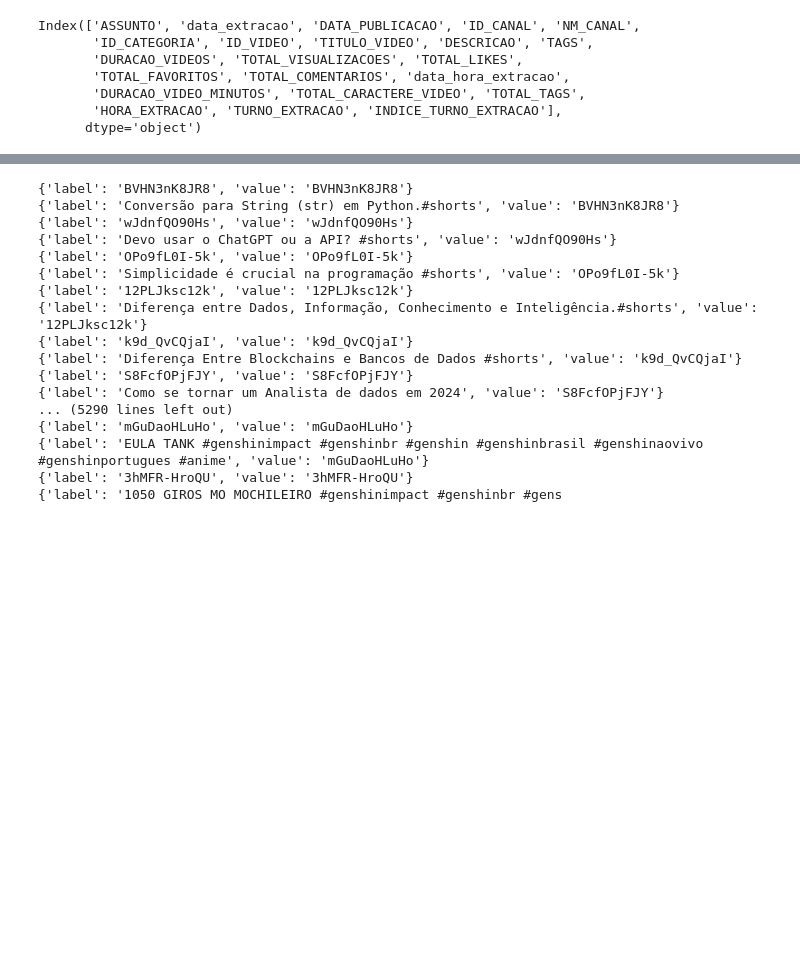
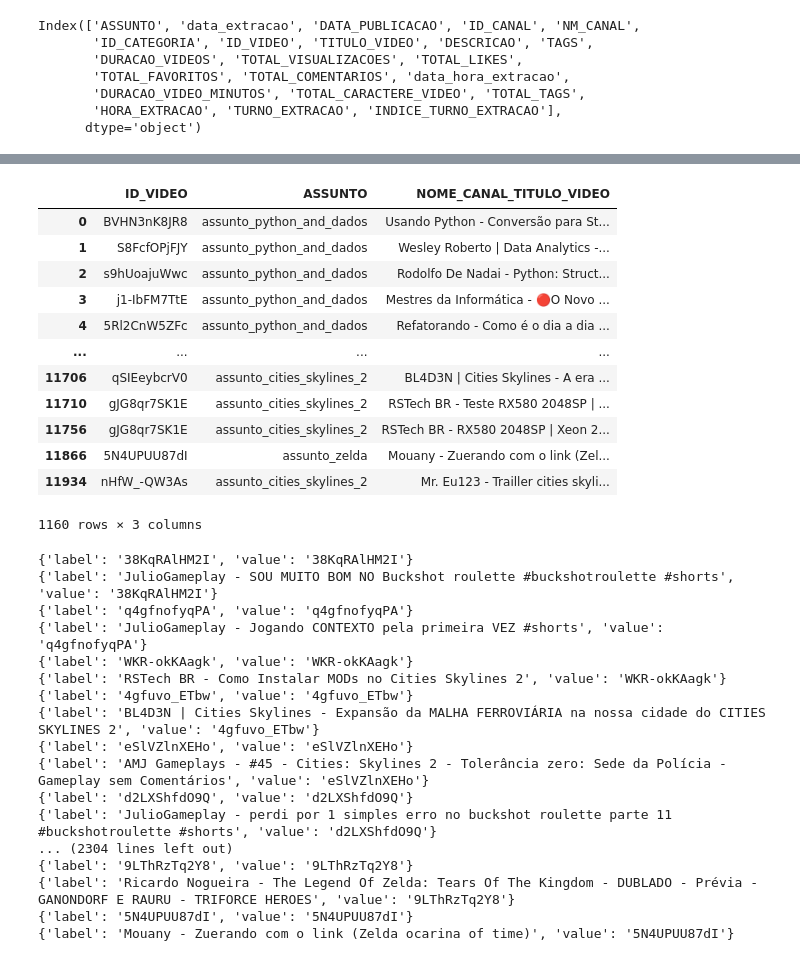
Before and after one commit to rodrigorocha1/analise_dados_youtube, a Jupyter notebook: notebooks_v2/depara.ipynb, the cells around one changed output, grey strips where cells are left out. Cells and saved outputs as stored; diff of their text form; code cells hidden in the pictures; blank space fills up the shorter version.

```diff
--- a/notebooks_v2/depara.ipynb
+++ b/notebooks_v2/depara.ipynb
@@ -220,31 +218,49 @@ lista_canais = base_depara_canal_video['ID_CANAL'].to_list()
+# %%
+base_depara_canal_video['NOME_CANAL_TITULO_VIDEO'] = base_depara_canal_video['NM_CANAL'] + ' - ' + base_depara_canal_video['TITULO_VIDEO']
+base_depara_canal_video.drop(['TITULO_VIDEO', 'NM_CANAL'], axis=1, inplace=True)
+base_depara_canal_video
+# %% [output]
+|  | ID_VIDEO | ASSUNTO | NOME_CANAL_TITULO_VIDEO |
+| 0 | BVHN3nK8JR8 | assunto_python_and_dados | Usando Python - Conversão para St... |
+| 1 | S8FcfOPjFJY | assunto_python_and_dados | Wesley Roberto | Data Analytics -... |
+| 2 | s9hUoajuWwc | assunto_python_and_dados | Rodolfo De Nadai - Python: Struct... |
+| 3 | j1-IbFM7TtE | assunto_python_and_dados | Mestres da Informática - 🔴O Novo ... |
+| 4 | 5Rl2CnW5ZFc | assunto_python_and_dados | Refatorando - Como é o dia a dia ... |
+| ... | ... | ... | ... |
+| 11706 | qSIEeybcrV0 | assunto_cities_skylines_2 | BL4D3N | Cities Skylines - A era ... |
+| 11710 | gJG8qr7SK1E | assunto_cities_skylines_2 | RSTech BR - Teste RX580 2048SP | ... |
+| 11756 | gJG8qr7SK1E | assunto_cities_skylines_2 | RSTech BR - RX580 2048SP | Xeon 2... |
+| 11866 | 5N4UPUU87dI | assunto_zelda | Mouany - Zuerando com o link (Zel... |
+| 11934 | nHfW_-QW3As | assunto_cities_skylines_2 | Mr. Eu123 - Trailler cities skyli... |
+1160 rows × 3 columns
 # %%
 dic_inputs_video_criptografado, dic_inputs_video_revelado =  gerar_depara(
     dataframe=base_depara_canal_video,
     chave_label='ID_VIDEO',
-    coluna_pesquisa='ID_CANAL',
-    lista_particao=lista_canais,
+    coluna_pesquisa='ASSUNTO',
+    lista_particao=lista_assuntos,
     value_criptografado='ID_VIDEO',
-    value_revelado='TITULO_VIDEO',
+    value_revelado='NOME_CANAL_TITULO_VIDEO',
 
 )
 # %% [output]
-{'label': 'BVHN3nK8JR8', 'value': 'BVHN3nK8JR8'}
-{'label': 'Conversão para String (str) em Python.#shorts', 'value': 'BVHN3nK8JR8'}
-{'label': 'wJdnfQO90Hs', 'value': 'wJdnfQO90Hs'}
-{'label': 'Devo usar o ChatGPT ou a API? #shorts', 'value': 'wJdnfQO90Hs'}
-{'label': 'OPo9fL0I-5k', 'value': 'OPo9fL0I-5k'}
-{'label': 'Simplicidade é crucial na programação #shorts', 'value': 'OPo9fL0I-5k'}
-{'label': '12PLJksc12k', 'value': '12PLJksc12k'}
-{'label': 'Diferença entre Dados, Informação, Conhecimento e Inteligência.#shorts', 'value': '12PLJksc12k'}
-{'label': 'k9d_QvCQjaI', 'value': 'k9d_QvCQjaI'}
-{'label': 'Diferença Entre Blockchains e Bancos de Dados #shorts', 'value': 'k9d_QvCQjaI'}
-{'label': 'S8FcfOPjFJY', 'value': 'S8FcfOPjFJY'}
-{'label': 'Como se tornar um Analista de dados em 2024', 'value': 'S8FcfOPjFJY'}
-... (5290 lines left out)
-{'label': 'mGuDaoHLuHo', 'value': 'mGuDaoHLuHo'}
-{'label': 'EULA TANK #genshinimpact #genshinbr #genshin #genshinbrasil #genshinaovivo #genshinportugues #anime', 'value': 'mGuDaoHLuHo'}
-{'label': '3hMFR-HroQU', 'value': '3hMFR-HroQU'}
-{'label': '1050 GIROS MO MOCHILEIRO #genshinimpact #genshinbr #gens
+{'label': '38KqRAlHM2I', 'value': '38KqRAlHM2I'}
+{'label': 'JulioGameplay - SOU MUITO BOM NO Buckshot roulette #buckshotroulette #shorts', 'value': '38KqRAlHM2I'}
+{'label': 'q4gfnofyqPA', 'value': 'q4gfnofyqPA'}
+{'label': 'JulioGameplay - Jogando CONTEXTO pela primeira VEZ #shorts', 'value': 'q4gfnofyqPA'}
+{'label': 'WKR-okKAagk', 'value': 'WKR-okKAagk'}
+{'label': 'RSTech BR - Como Instalar MODs no Cities Skylines 2', 'value': 'WKR-okKAagk'}
+{'label': '4gfuvo_ETbw', 'value': '4gfuvo_ETbw'}
+{'label': 'BL4D3N | Cities Skylines - Expansão da MALHA FERROVIÁRIA na nossa cidade do CITIES SKYLINES 2', 'value': '4gfuvo_ETbw'}
+{'label': 'eSlVZlnXEHo', 'value': 'eSlVZlnXEHo'}
+{'label': 'AMJ Gameplays - #45 - Cities: Skylines 2 - Tolerância zero: Sede da Polícia - Gameplay sem Comentários', 'value': 'eSlVZlnXEHo'}
+{'label': 'd2LXShfdO9Q', 'value': 'd2LXShfdO9Q'}
+{'label': 'JulioGameplay - perdi por 1 simples erro no buckshot roulette parte 11 #buckshotroulette #shorts', 'value': 'd2LXShfdO9Q'}
+... (2304 lines left out)
+{'label': '9LThRzTq2Y8', 'value': '9LThRzTq2Y8'}
+{'label': 'Ricardo Nogueira - The Legend Of Zelda: Tears Of The Kingdom - DUBLADO - Prévia - GANONDORF E RAURU - TRIFORCE HEROES', 'value': '9LThRzTq2Y8'}
+{'label': '5N4UPUU87dI', 'value': '5N4UPUU87dI'}
+{'label': 'Mouany - Zuerando com o link (Zelda ocarina of time)', 'value': '5N4UPUU87dI'}
 # %%
 dic_inputs_video_revelado
 # %% [output]
```
Also changed, not shown: parts of 4 cells of this notebook, 2 other files.
